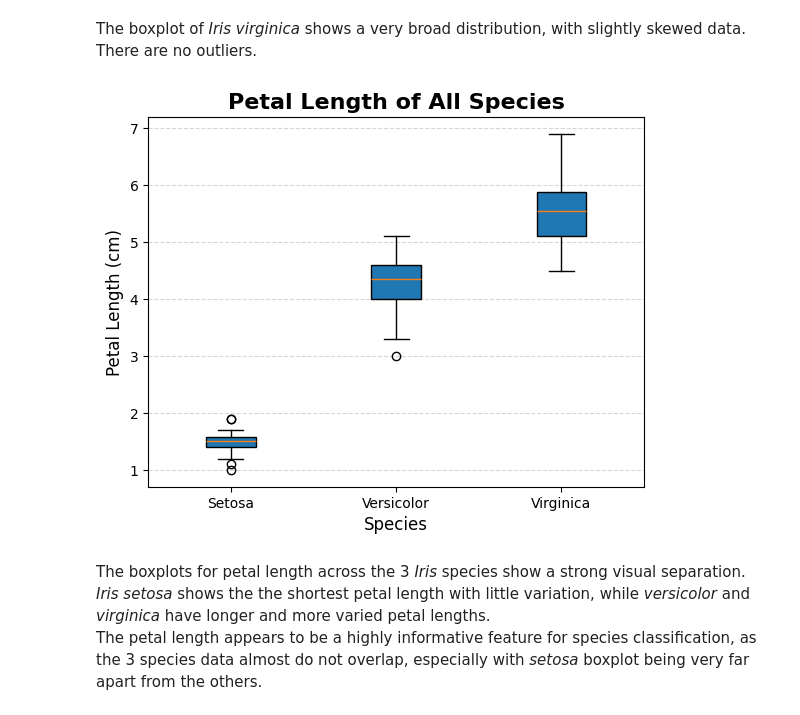
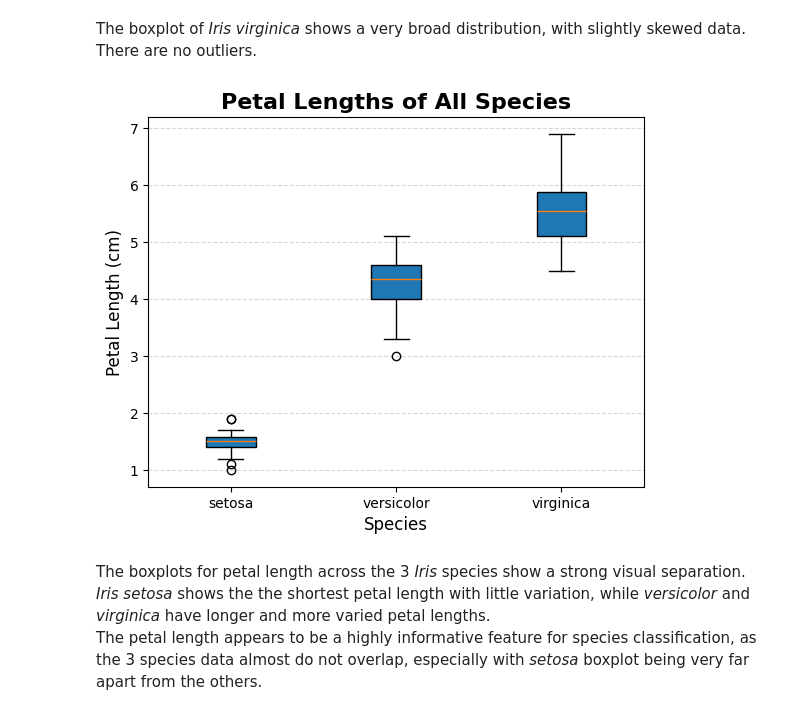
Before and after one commit to AnnaLoz28/principles_of_data_analytics, a Jupyter notebook: tasks.ipynb, the cells around one changed output. Drawn from its saved outputs; the diff is of its cells as text; code cells hidden in the pictures.

```diff
--- a/tasks.ipynb
+++ b/tasks.ipynb
@@ -511,17 +509,11 @@ ax.grid(axis = "y", linestyle = "--", alpha = 0.5)
 # %% [markdown]
 The boxplot of *Iris virginica* shows a very broad distribution, with slightly skewed data.
 There are no outliers.
-# %%
-# create a plot that shows all boxplots in one figure
-fig, ax = plt.subplots()
-all_species_plot = ax.boxplot([setosa_pl, versicolor_pl, virginica_pl], patch_artist=True)
-ax.set_xlabel("Species", fontsize = 12)
-ax.set_xticklabels(["Setosa", "Versicolor", "Virginica"])
-ax.set_title("Petal Length of All Species", fontdict= title_font)
-ax.set_ylabel("Petal Length (cm)", fontsize = 12)
-ax.grid(axis = "y", linestyle = "--", alpha = 0.5)
-# %% [output]
-[figure, removed]
+# %%
+# visualize all the boxplots in one figure
+boxplots_creator([setosa_pl, versicolor_pl, virginica_pl], ticklabs= ["setosa", "versicolor", "virginica"], xlab= "Species", ylab= "Petal Length (cm)", title = "Petal Lengths of All Species", grid = True)
+# %% [output]
+[figure, added]
 # %% [markdown]
 The boxplots for petal length across the 3 *Iris* species show a strong visual separation. *Iris setosa* shows the the shortest petal length with little variation, while *versicolor* and *virginica* have longer and more varied petal lengths.
 The petal length appears to be a highly informative feature for species classification, as the 3 species data almost do not overlap, especially with *setosa* boxplot being very far apart from the others.
```
Also changed, not shown: parts of 9 cells of this notebook.
